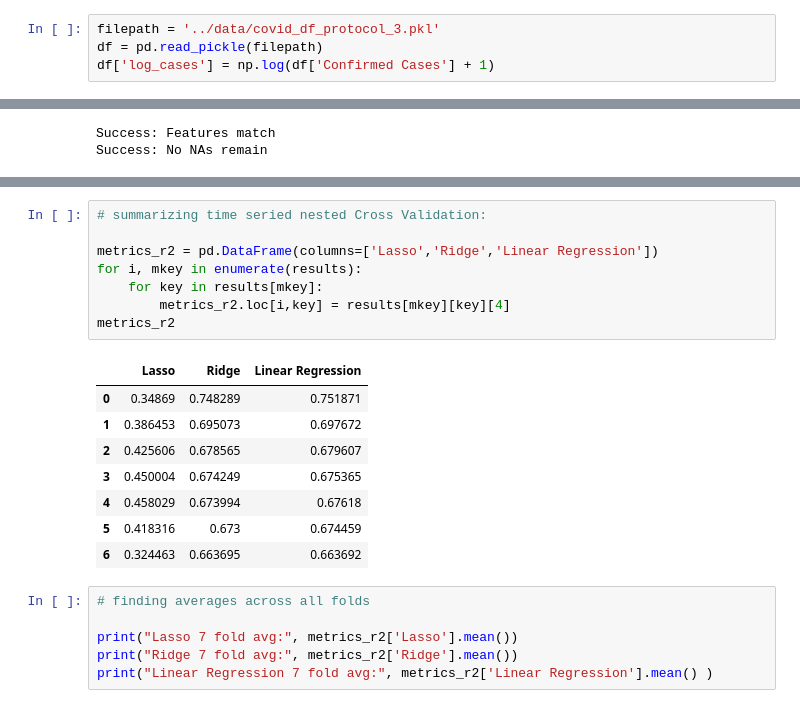
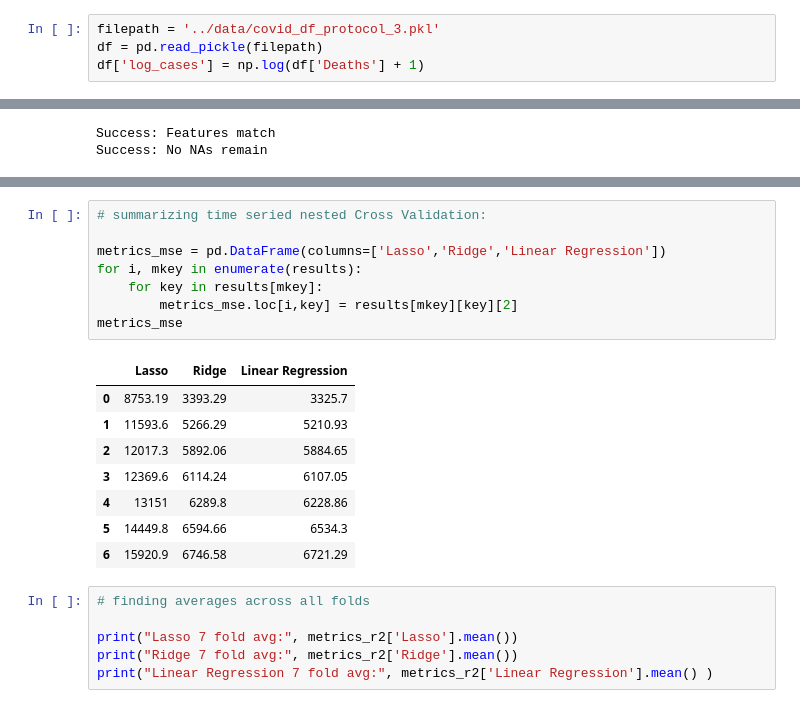
Before and after one commit to rceid/ML_Covid, a Jupyter notebook: scripts/model_fitting.ipynb, the cells around one changed output, grey strips where cells are left out. Drawn from its saved outputs; the diff is of its cells as text.

```diff
--- a/scripts/model_fitting.ipynb
+++ b/scripts/model_fitting.ipynb
@@ -11,7 +11,7 @@ importlib.reload(pipeline)
 # %%
 filepath = '../data/covid_df_protocol_3.pkl'
 df = pd.read_pickle(filepath)
-df['log_cases'] = np.log(df['Confirmed Cases'] + 1)
+df['log_cases'] = np.log(df['Deaths'] + 1)
 # %% [markdown]
 ### Validations
 
@@ -244,20 +244,20 @@ Ridge: Features with highest magnitude                                coefficien
 # %%
 # summarizing time seried nested Cross Validation:
 
-metrics_r2 = pd.DataFrame(columns=['Lasso','Ridge','Linear Regression'])
+metrics_mse = pd.DataFrame(columns=['Lasso','Ridge','Linear Regression'])
 for i, mkey in enumerate(results):
     for key in results[mkey]:
-        metrics_r2.loc[i,key] = results[mkey][key][4]
-metrics_r2
+        metrics_mse.loc[i,key] = results[mkey][key][2]
+metrics_mse
 # %% [output]
 |  | Lasso | Ridge | Linear Regression |
-| 0 | 0.34869 | 0.748289 | 0.751871 |
-| 1 | 0.386453 | 0.695073 | 0.697672 |
-| 2 | 0.425606 | 0.678565 | 0.679607 |
-| 3 | 0.450004 | 0.674249 | 0.675365 |
-| 4 | 0.458029 | 0.673994 | 0.67618 |
-| 5 | 0.418316 | 0.673 | 0.674459 |
-| 6 | 0.324463 | 0.663695 | 0.663692 |
+| 0 | 8753.19 | 3393.29 | 3325.7 |
+| 1 | 11593.6 | 5266.29 | 5210.93 |
+| 2 | 12017.3 | 5892.06 | 5884.65 |
+| 3 | 12369.6 | 6114.24 | 6107.05 |
+| 4 | 13151 | 6289.8 | 6228.86 |
+| 5 | 14449.8 | 6594.66 | 6534.3 |
+| 6 | 15920.9 | 6746.58 | 6721.29 |
 # %%
 # finding averages across all folds
 
```
Also changed, not shown: parts of 18 cells of this notebook, 2 other files.
